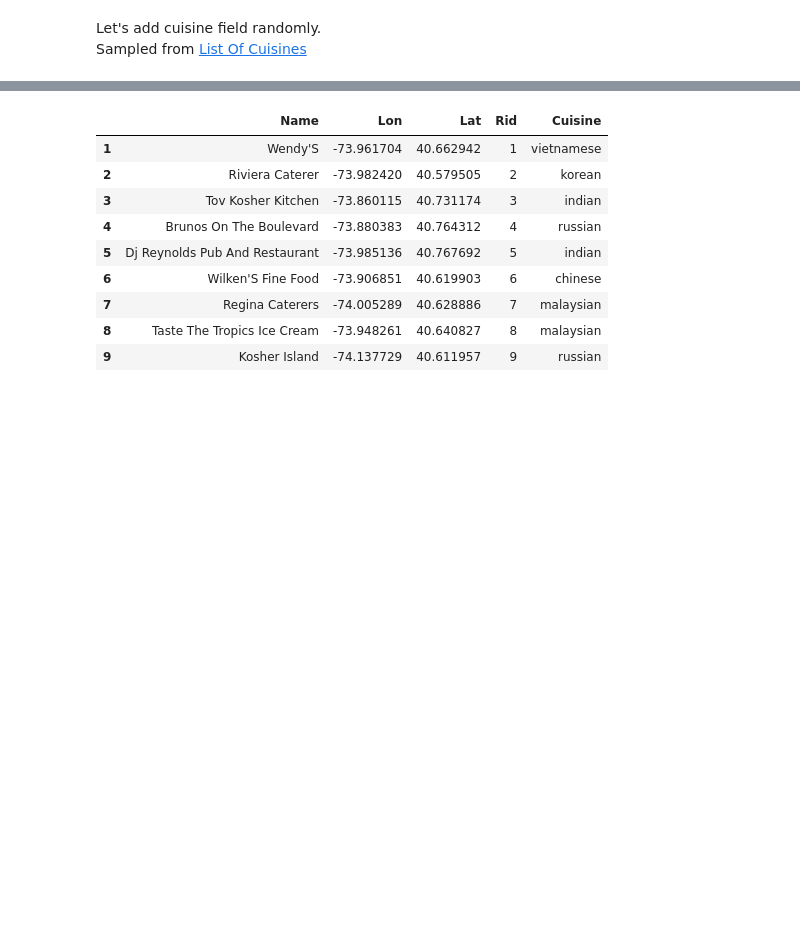
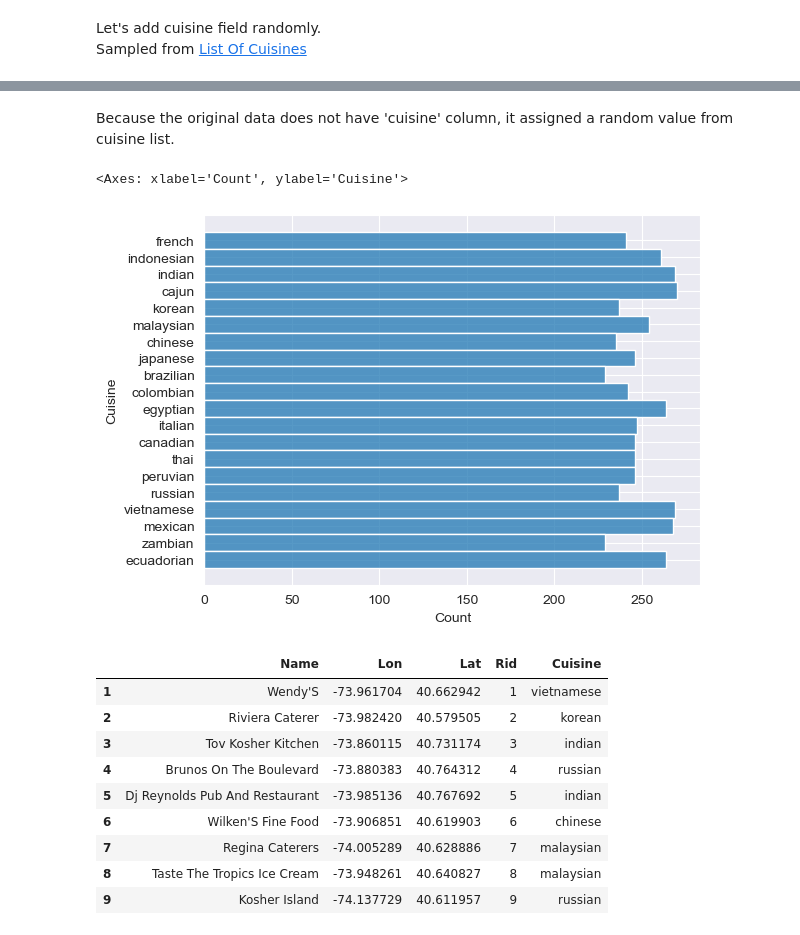
Before and after one commit to ozdemirht/py_redis_1, a Jupyter notebook: docs/Note-ESearch.ipynb, the cells around one changed output, grey strips where cells are left out. Cells and saved outputs as stored; diff of their text form; code cells hidden in the pictures; blank space fills up the shorter version.

```diff
--- a/docs/Note-ESearch.ipynb
+++ b/docs/Note-ESearch.ipynb
@@ -263,0 +274,2 @@ df[-4:]
+# %% [markdown]
+Because the original data does not have 'cuisine' column, it assigned a random value from cuisine list.
@@ -264,3 +278,8 @@ df[-4:]
+# %%
+sns.histplot(data=df, y="Cuisine")
+# %% [output]
+<Axes: xlabel='Count', ylabel='Cuisine'>
+[figure, added]
 # %%
 def restaurants_doc_builder(r):
     rst = {
```
Also changed, not shown: parts of 14 cells of this notebook.
